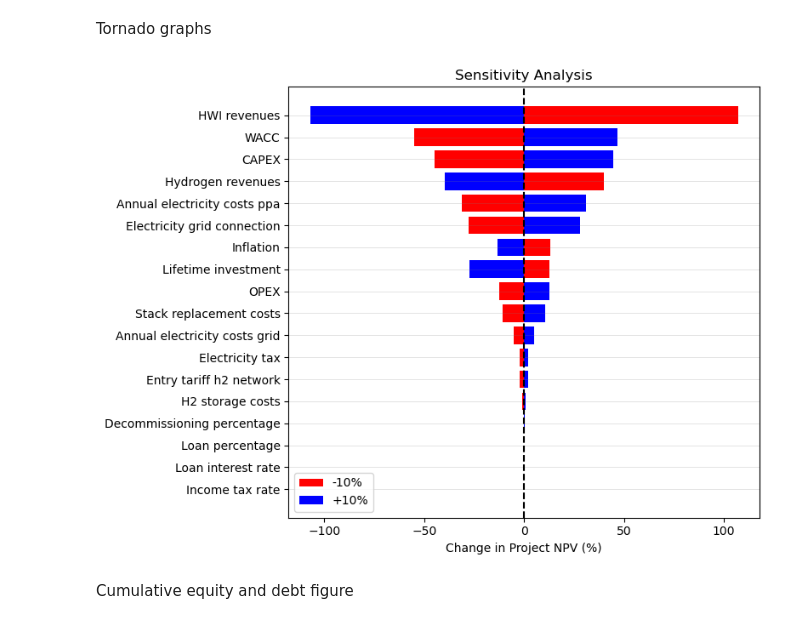
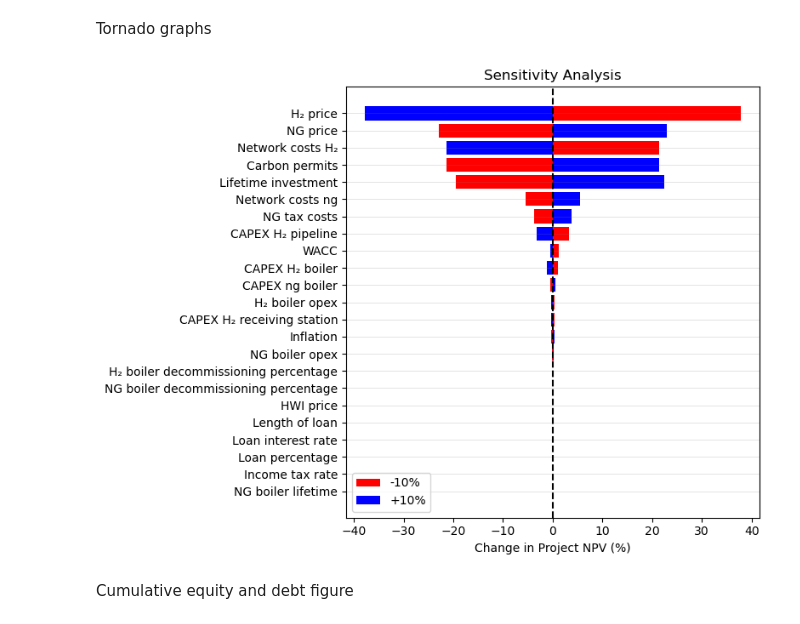
Before and after one commit to DinaBoer/NSE6, a Jupyter notebook: analysis_sensitivity_scenarios.ipynb, the cells around one changed output. Cells and saved outputs as stored; diff of their text form; code cells hidden in the pictures.

Commit message:
finalised onshore offtaker (OT) business case

```diff
--- a/analysis_sensitivity_scenarios.ipynb
+++ b/analysis_sensitivity_scenarios.ipynb
@@ -120,0 +33,16 @@ display(df_gap_sa.style.format(precision=2))
+# %%
+# Run the sensitivity analysis, this will give 4 KPI dfs
+df_proj_npv_sa, df_eq_npv_sa, df_lco_sa, df_gap_sa = run_oat_sensitivity(ot_module, runner, ot_parameters,ot_parameter_update)
+
+# View all tables
+print("--- 1) PROJECT NPV SENSITIVITY ---")
+display(df_proj_npv_sa.style.format(precision=2))
+
+print("\n--- 2) EQUITY NPV SENSITIVITY ---")
+display(df_eq_npv_sa.style.format(precision=2))
+
+print("\n--- 3) LEVELIZED COST SENSITIVITY ---")
+display(df_lco_sa.style.format(precision=2))
+
+print("\n--- 4) UNPROFITABLE GAP SENSITIVITY ---")
+display(df_gap_sa.style.format(precision=2))
@@ -123,22 +128,23 @@ Tornado graphs
 # %%
 # First we get the base case values
 owf_base_cases = get_base_case_values(owf_module, runner, owf_parameters)
 el_base_cases = get_base_case_values(el_module, runner, el_parameters)
 onel_base_cases = get_base_case_values(onel_module, runner, onel_parameters)
+ot_base_cases = get_base_case_values(ot_module, runner, ot_parameters)
 
 # Plot the Project NPV tornado graph
-tornado_plot(df_proj_npv_sa,onel_base_cases['Project NPV'],'Project NPV')
+tornado_plot(df_proj_npv_sa,ot_base_cases['Project NPV'],'Project NPV')
 
 # Plot the Equity NPV tornado graph
 # tornado_plot(df_eq_npv_sa,el_base_cases['Equity NPV'], 'Equity NPV')
 
 # Plot the Levelized Cost tornado graph
 # tornado_plot(df_lco_sa, el_base_cases['Levelized Cost'], 'Levelized Cost')
 
 # Plot the Unprofitable Gap tornado graph
 # tornado_plot(df_gap_sa,el_base_cases['Unprofitable Gap'], 'Unprofitable Gap')
 # %% [output]
-[figure, old version]
+[figure, new version]
 # %% [markdown]
 Cumulative equity and debt figure
 # %%
```
Also changed, not shown: parts of 6 cells of this notebook, 9 other files.
